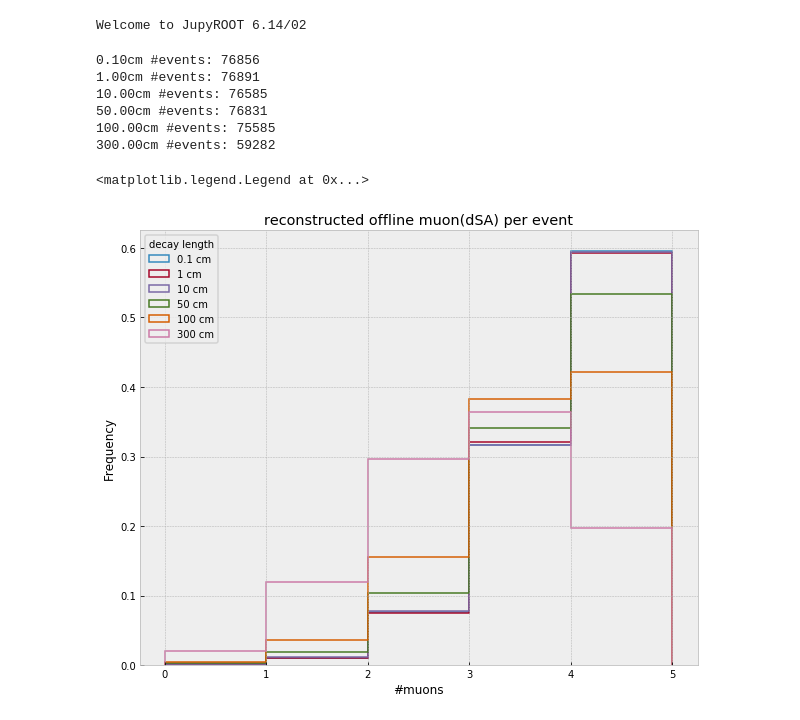
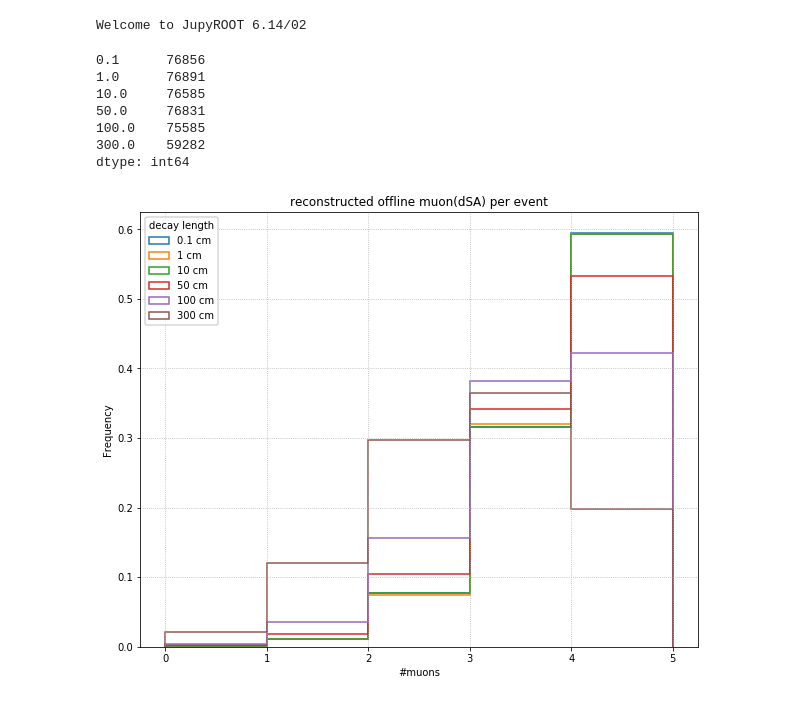
Before and after one commit to afrankenthal/iDM-analysis-plotting, a Jupyter notebook: recoMuEfficiency.ipynb, the cells around one changed output. Cells and saved outputs as stored; diff of their text form; code cells hidden in the pictures.

```diff
--- a/recoMuEfficiency.ipynb
+++ b/recoMuEfficiency.ipynb
@@ -1,10 +1,15 @@
 # %%
 import uproot
 import ROOT
+import numpy as np
+import pandas as pd
+from collections import OrderedDict
 
 %matplotlib inline
 import matplotlib.pyplot as plt
-plt.style.use('bmh')
+plt.style.use('default')
+plt.rcParams['grid.linestyle'] = ':'
+plt.rcParams['patch.linewidth'] = 1.5
 # %% [output]
 Welcome to JupyROOT 6.14/02
 # %%
@@ -44,23 +54,26 @@ for k, df in dfs.items():
     df.columns = [x.decode() for x in df.columns]
 # %%
 fig, ax = plt.subplots(figsize=(10,8))
-plt.rcParams['patch.linewidth'] = 1.5
 
+nevents = {}
 for k, df in dfs.items():
     df['nMatched'].plot.hist(bins=5, range=(0,5), ax=ax, label=f'{k} cm', histtype='step', density=True)
-    print('%.2fcm #events: %i' % (k, len(df['nMatched'].dropna())))
+    nevents[k] = len(df['nMatched'].dropna())
+
 ax.set_xlabel('#muons')
+ax.grid()
 plt.title('reconstructed offline muon(dSA) per event')
 plt.legend(loc='upper left', title='decay length')
+pd.Series(nevents)
 # %% [output]
-0.10cm #events: 76856
-1.00cm #events: 76891
-10.00cm #events: 76585
-50.00cm #events: 76831
-100.00cm #events: 75585
-300.00cm #events: 59282
+0.1      76856
+1.0      76891
+10.0     76585
+50.0     76831
+100.0    75585
+300.0    59282
+dtype: int64
-<matplotlib.legend.Legend at 0x...>
-[figure, old version]
+[figure, new version]
 # %%
 fig, ax = plt.subplots(1,3, figsize=(15,4))
 
```
Also changed, not shown: parts of 7 cells of this notebook, 1 other file.
